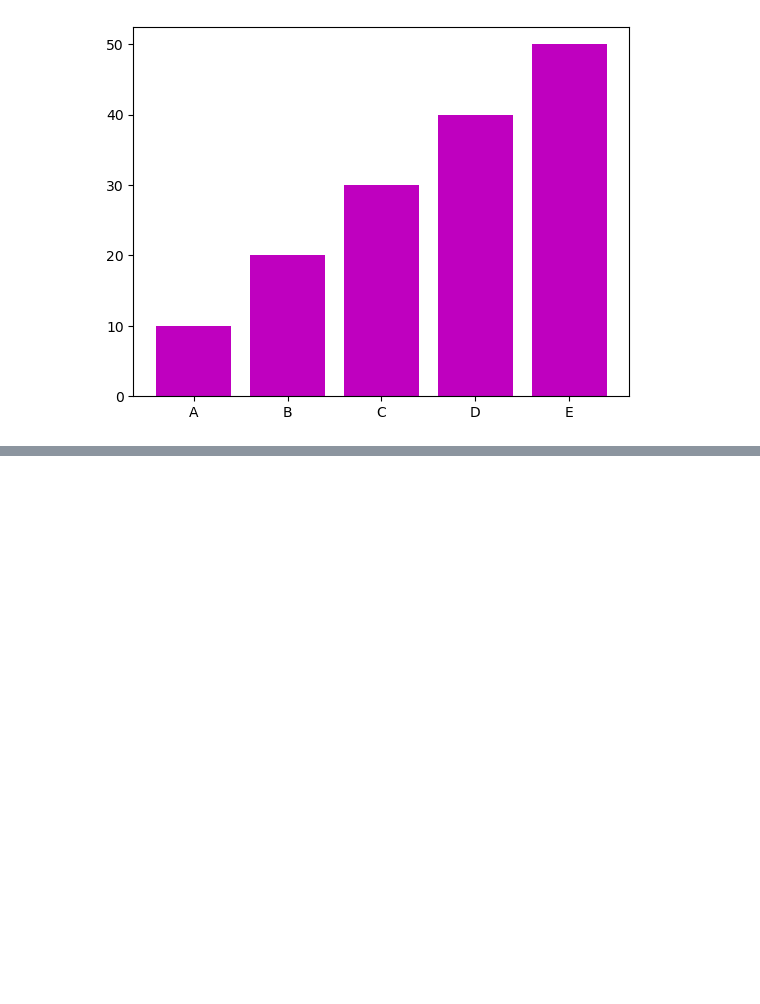
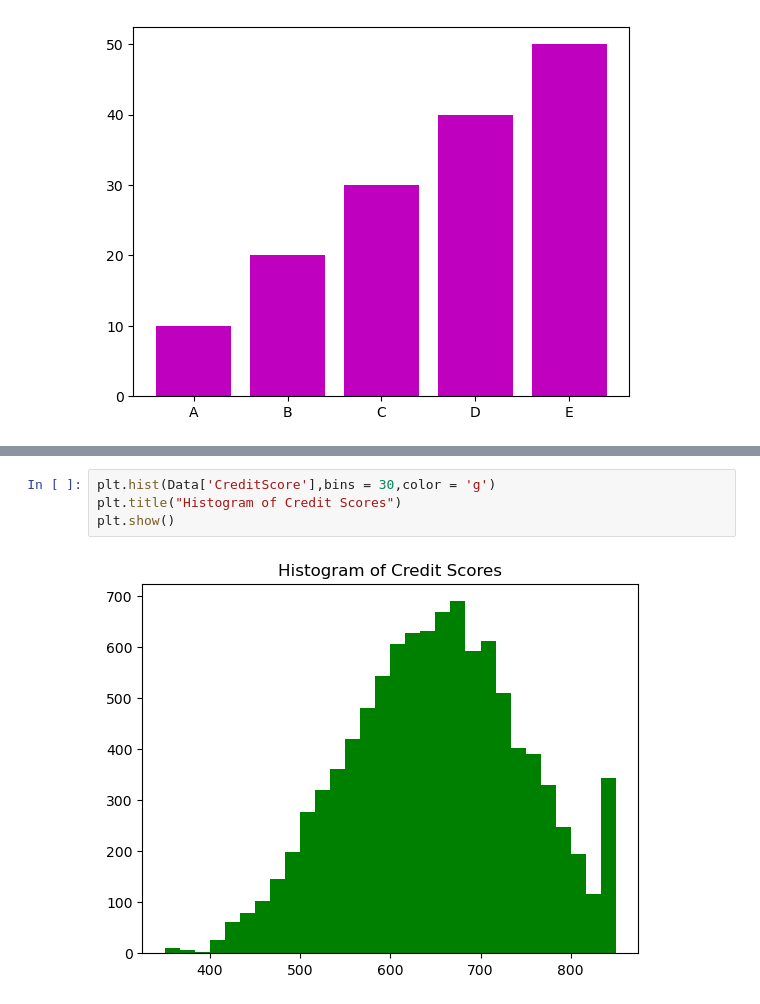
Before and after one commit to Shivauppe/FY2026_January, a Jupyter notebook: DataVisualization.ipynb, the cells around one changed output, grey strips where cells are left out. Cells and saved outputs as stored; diff of their text form; blank space fills up the shorter version.

```diff
--- a/DataVisualization.ipynb
+++ b/DataVisualization.ipynb
@@ -175,0 +211,6 @@ plt.show()
+# %%
+plt.hist(Data['CreditScore'],bins = 30,color = 'g')
+plt.title("Histogram of Credit Scores")
+plt.show()
+# %% [output]
+[figure, added]
```
Also changed, not shown: parts of 8 cells of this notebook, 5 other files.
